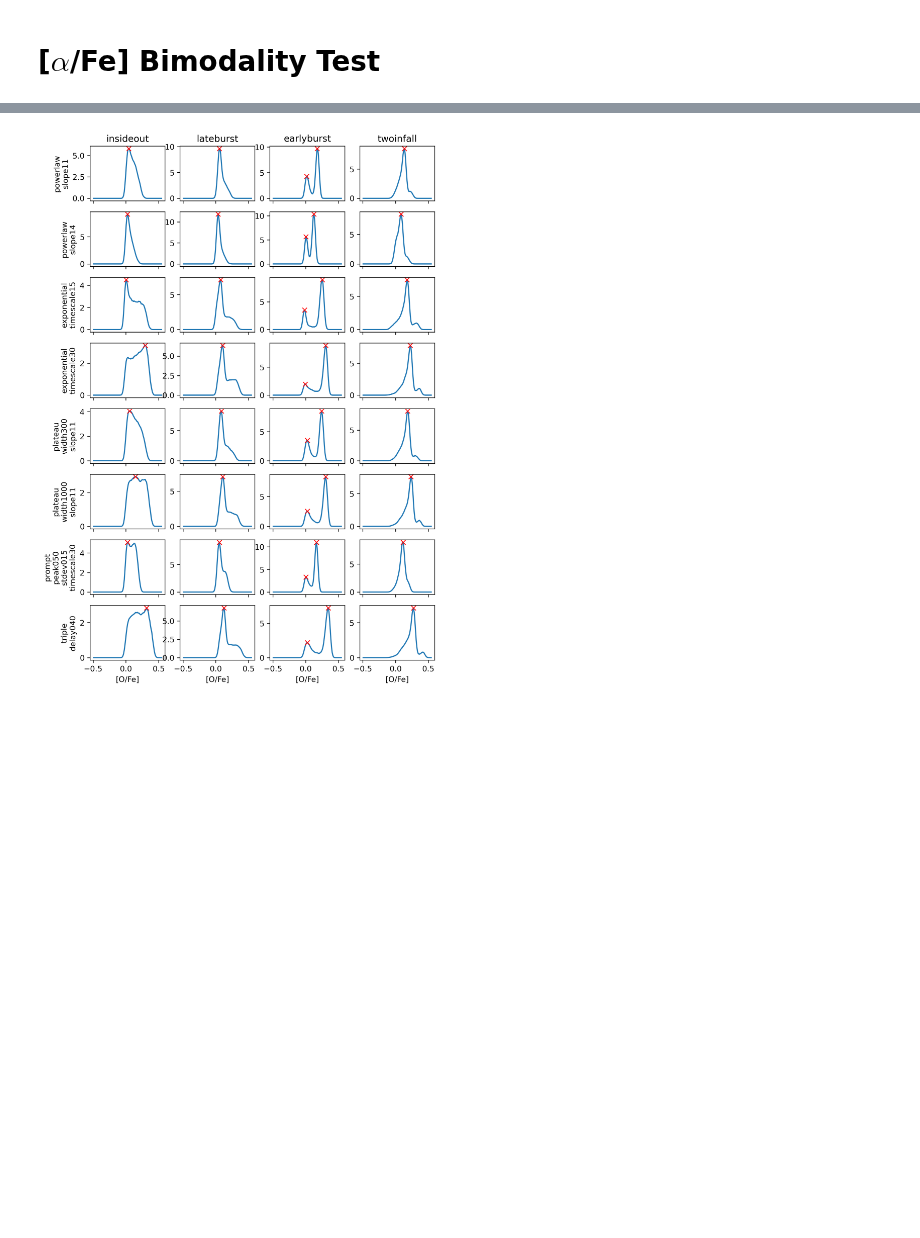
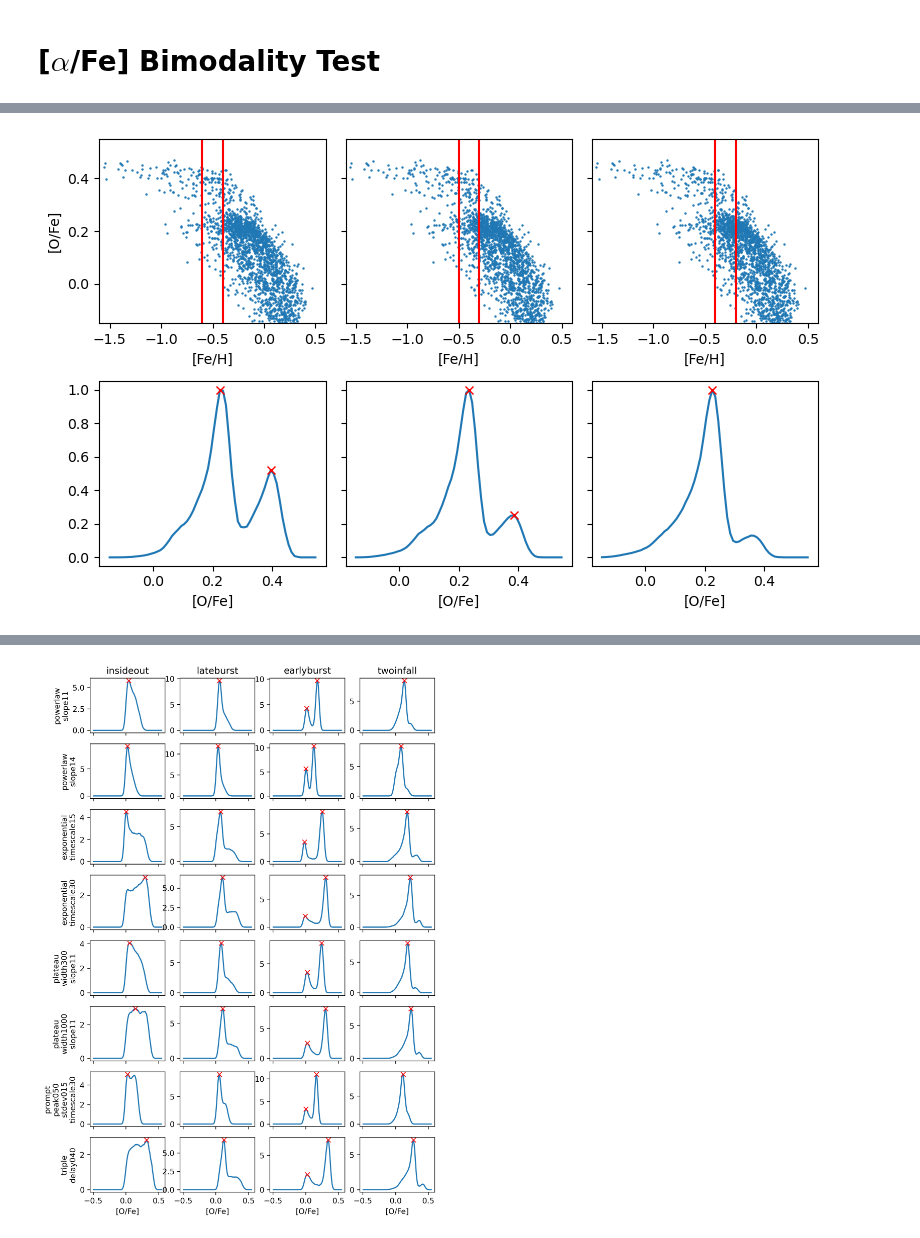
Before and after one commit to lodubay/galactic-dtd, a Jupyter notebook: notebooks/bimodality_new.ipynb, the cells around one changed output, grey strips where cells are left out. Cells and saved outputs as stored; diff of their text form; code cells hidden in the pictures; blank space fills up the shorter version.

```diff
--- a/notebooks/bimodality_new.ipynb
+++ b/notebooks/bimodality_new.ipynb
@@ -47,0 +86,5 @@ plt.show()
+# %%
+twoinfall_mzs = MultizoneStars.from_output('gaussian/twoinfall/exponential_timescale30')
+plot_vice_slices(twoinfall_mzs, feh_slices=(-0.5, -0.4, -0.3), smoothing=0.05, prominence=0.1)
+# %% [output]
+[figure, added]
```
Also changed, not shown: parts of 11 cells of this notebook, 2 other files.
